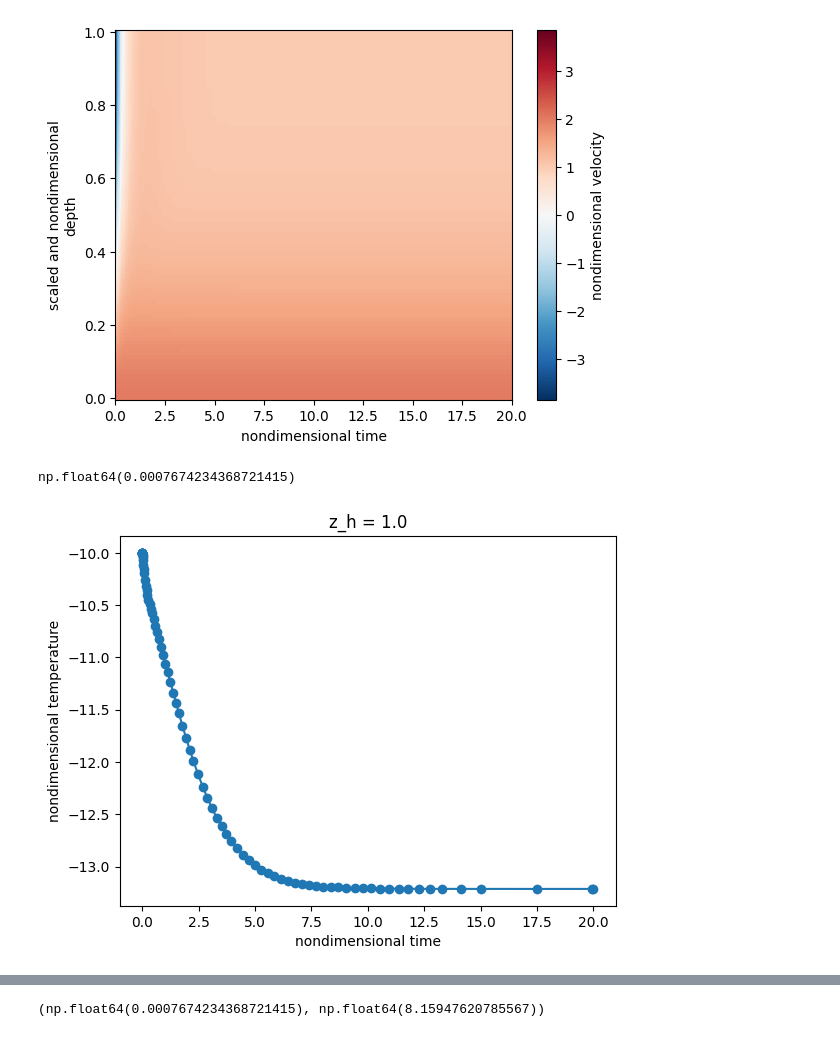
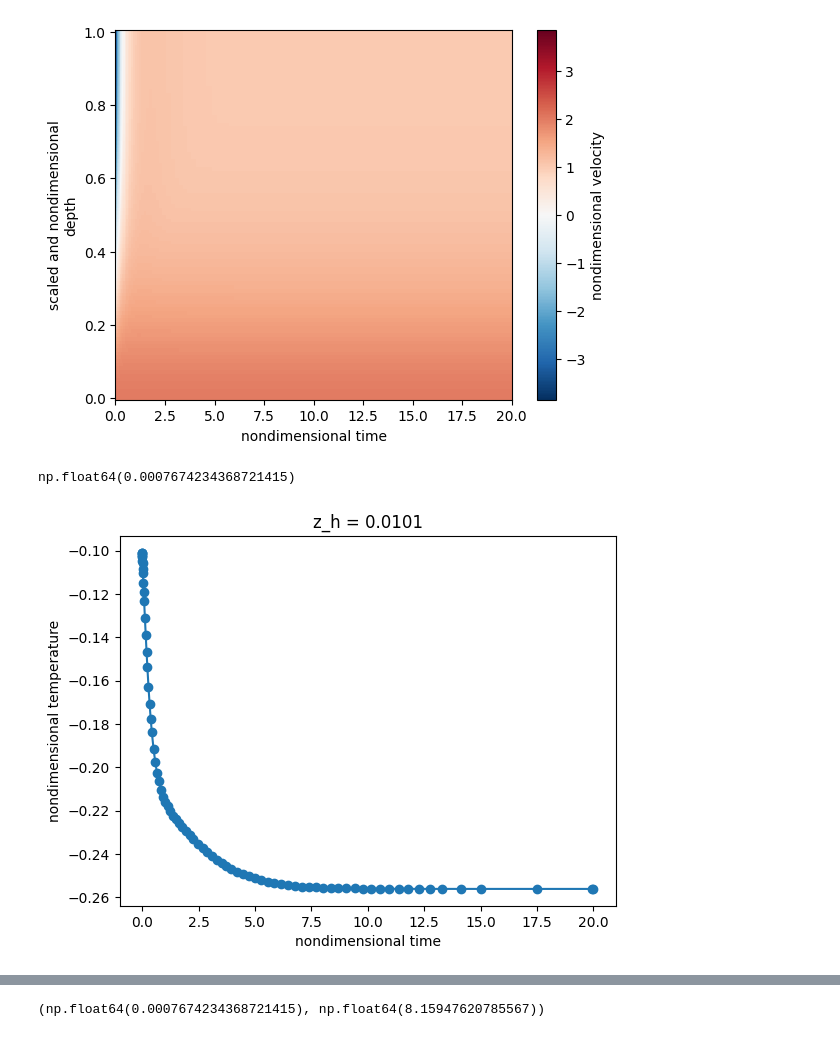
Before and after one commit to ldeo-glaciology/firn_transient, a Jupyter notebook: notebooks/adding_temperature.ipynb, the cells around one changed output, grey strips where cells are left out. Cells and saved outputs as stored; diff of their text form; code cells hidden in the pictures.

```diff
--- a/notebooks/adding_temperature.ipynb
+++ b/notebooks/adding_temperature.ipynb
@@ -18,7 +18,7 @@ plt.show()
 F.w.plot()
 plt.show()
 
-F.T.isel(z_h=-1).plot(marker='o')
+F.T.isel(z_h=1).plot(marker='o')
 
 F.attrs['simulation_parameters']['tau']
 # %% [output]
@@ -29,6 +29,6 @@ F.attrs['simulation_parameters']['tau']
 *** Post-processing.
 **** interpolating onto regular vertical grids
 [figure]
 [figure]
 np.float64(0.0007674234368721415)
-[figure, old version]
+[figure, new version]
```
Also changed, not shown: parts of 7 cells of this notebook, 1 other file.
